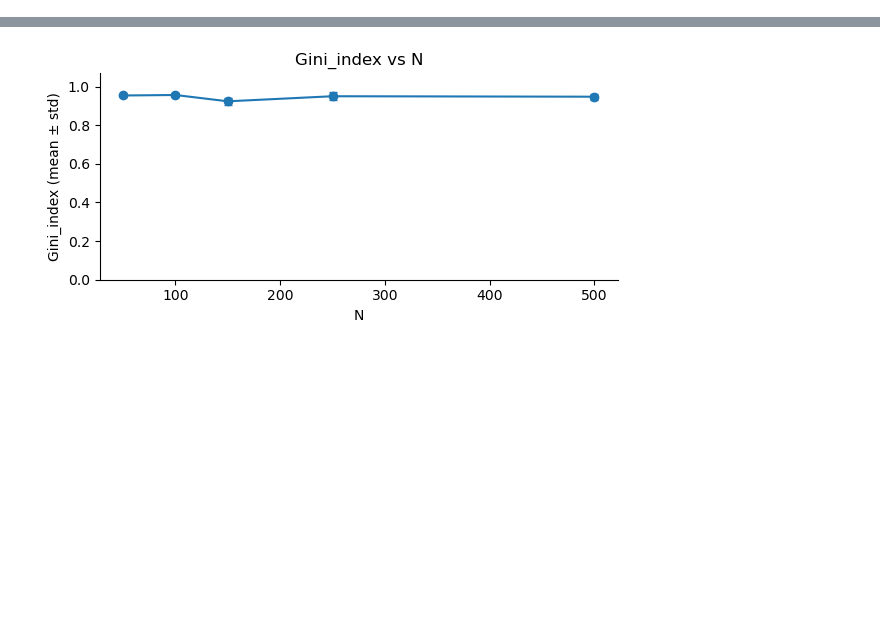
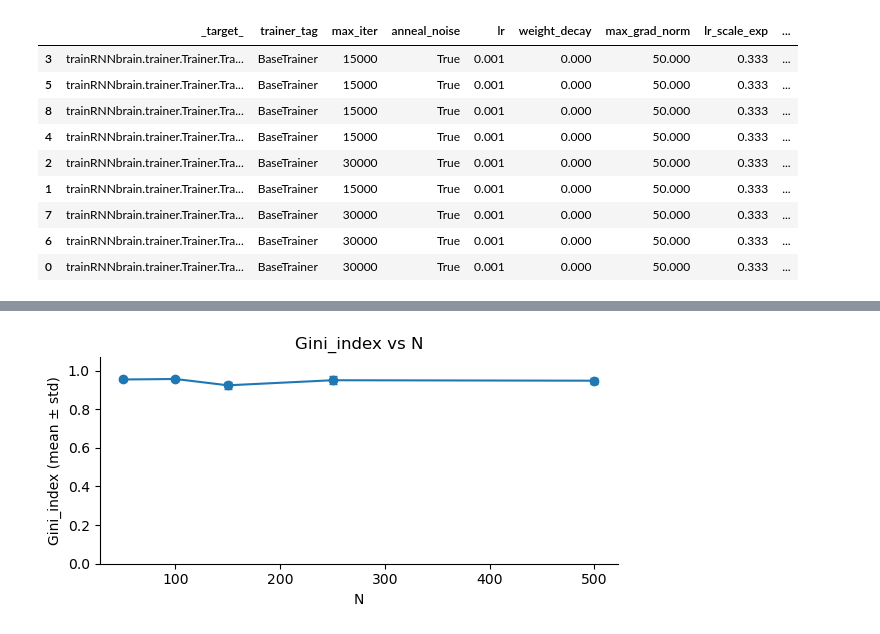
Before and after one commit to engellab/trainRNNbrain, a Jupyter notebook: jupyter/RNNs statistics.ipynb, the cells around one changed output, grey strips where cells are left out. Drawn from its saved outputs; the diff is of its cells as text; code cells hidden in the pictures; blank space fills up the shorter version.

```diff
--- a/jupyter/RNNs statistics.ipynb
+++ b/jupyter/RNNs statistics.ipynb
@@ -195,6 +213,19 @@ Index(['max_iter', 'tol', 'lr', 'weight_decay', 'orth_input_only',
       dtype='object')
 # %%
 consolidated_data["score"] = pd.to_numeric([float(f.split("_")[0]) for f in consolidated_data["folder"]], errors="coerce")
+# %%
+consolidated_data
+# %% [output]
+|  | _target_ | trainer_tag | max_iter | anneal_noise | lr | weight_decay | max_grad_norm | lr_scale_exp | ... |
+| 3 | trainRNNbrain.trainer.Trainer.Tra... | BaseTrainer | 15000 | True | 0.001 | 0.000 | 50.000 | 0.333 | ... |
+| 5 | trainRNNbrain.trainer.Trainer.Tra... | BaseTrainer | 15000 | True | 0.001 | 0.000 | 50.000 | 0.333 | ... |
+| 8 | trainRNNbrain.trainer.Trainer.Tra... | BaseTrainer | 15000 | True | 0.001 | 0.000 | 50.000 | 0.333 | ... |
+| 4 | trainRNNbrain.trainer.Trainer.Tra... | BaseTrainer | 15000 | True | 0.001 | 0.000 | 50.000 | 0.333 | ... |
+| 2 | trainRNNbrain.trainer.Trainer.Tra... | BaseTrainer | 30000 | True | 0.001 | 0.000 | 50.000 | 0.333 | ... |
+| 1 | trainRNNbrain.trainer.Trainer.Tra... | BaseTrainer | 15000 | True | 0.001 | 0.000 | 50.000 | 0.333 | ... |
+| 7 | trainRNNbrain.trainer.Trainer.Tra... | BaseTrainer | 30000 | True | 0.001 | 0.000 | 50.000 | 0.333 | ... |
+| 6 | trainRNNbrain.trainer.Trainer.Tra... | BaseTrainer | 30000 | True | 0.001 | 0.000 | 50.000 | 0.333 | ... |
+| 0 | trainRNNbrain.trainer.Trainer.Tra... | BaseTrainer | 30000 | True | 0.001 | 0.000 | 50.000 | 0.333 | ... |
 # %%
 import numpy as np, pandas as pd, plotly.express as px
 
```
Also changed, not shown: parts of 3 cells of this notebook, 1 other file.
